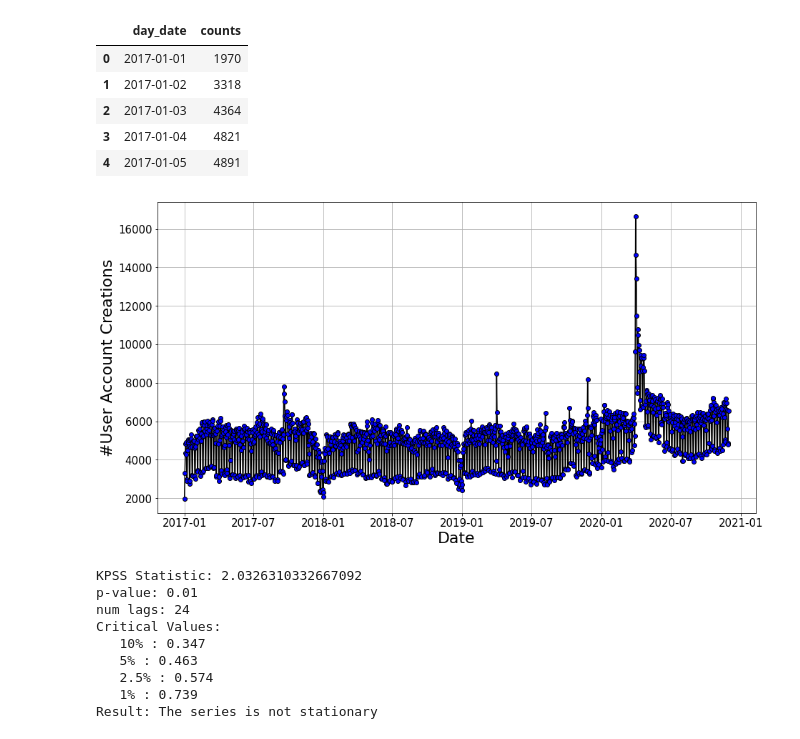
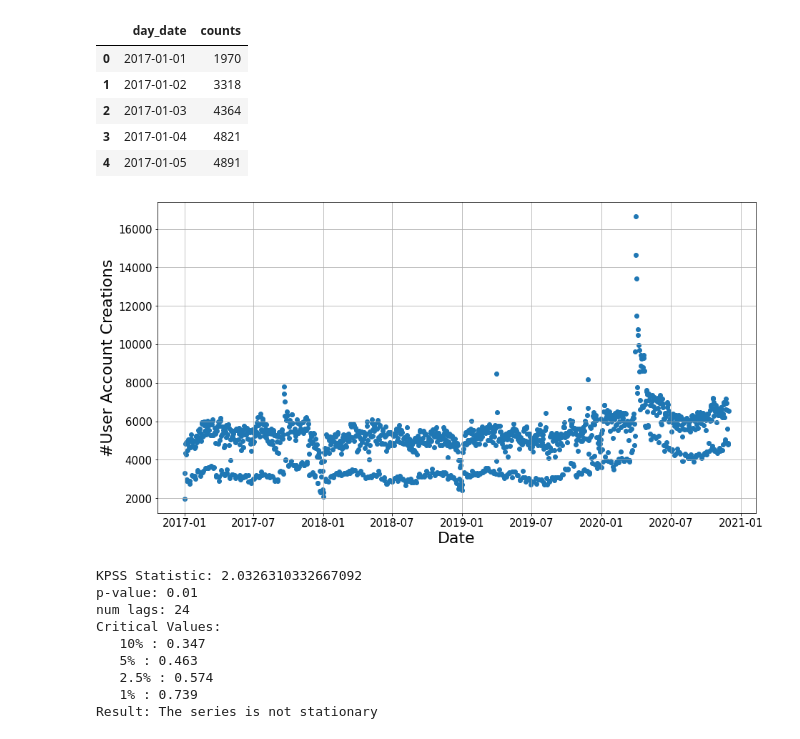
Before and after one commit to farimaf/StackOverFlowAnalysis_Pandemic, a Jupyter notebook: UsersAnalysis.ipynb, the cells around one changed output. Cells and saved outputs as stored; diff of their text form; code cells hidden in the pictures.

```diff
--- a/UsersAnalysis.ipynb
+++ b/UsersAnalysis.ipynb
@@ -111,14 +111,14 @@ creation_daily_grp.head()
 months_xticks=['Jan 2017','','','Apr','','','Jul','','','Oct','','','Jan 2018','','','Apr','','','Jul','','','Oct','','','Jan 2019','','','Apr','','','Jul','','','Oct','','','Jan 2020','','','Apr','','','Jul','','','Oct','']
 # %%
 fig, ax = plt.subplots(figsize=(15,8))
-plt.plot(creation_daily_grp['day_date'],creation_daily_grp['counts'],'-o',color='black',markerfacecolor='b')
+plt.scatter(creation_daily_grp['day_date'],creation_daily_grp['counts'])#,'-o',color='black',markerfacecolor='b')
 plt.xticks(fontsize=15)
 plt.yticks(fontsize=15)
 plt.ylabel('#User Account Creations',fontsize=22)
 plt.xlabel('Date',fontsize=22)
 plt.grid()
 # %% [output]
-[figure, old version]
+[figure, new version]
 # %%
 kpss_test(creation_daily_grp['counts'])
 # %% [output]
```
Also changed, not shown: parts of 82 cells of this notebook, 3 other files.
